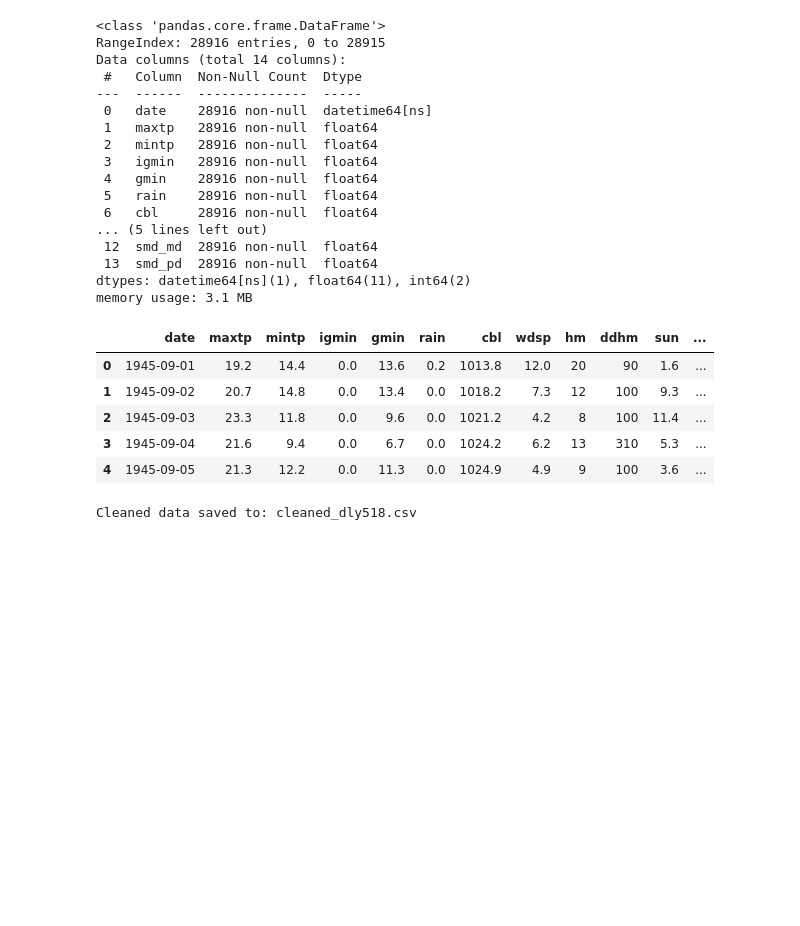
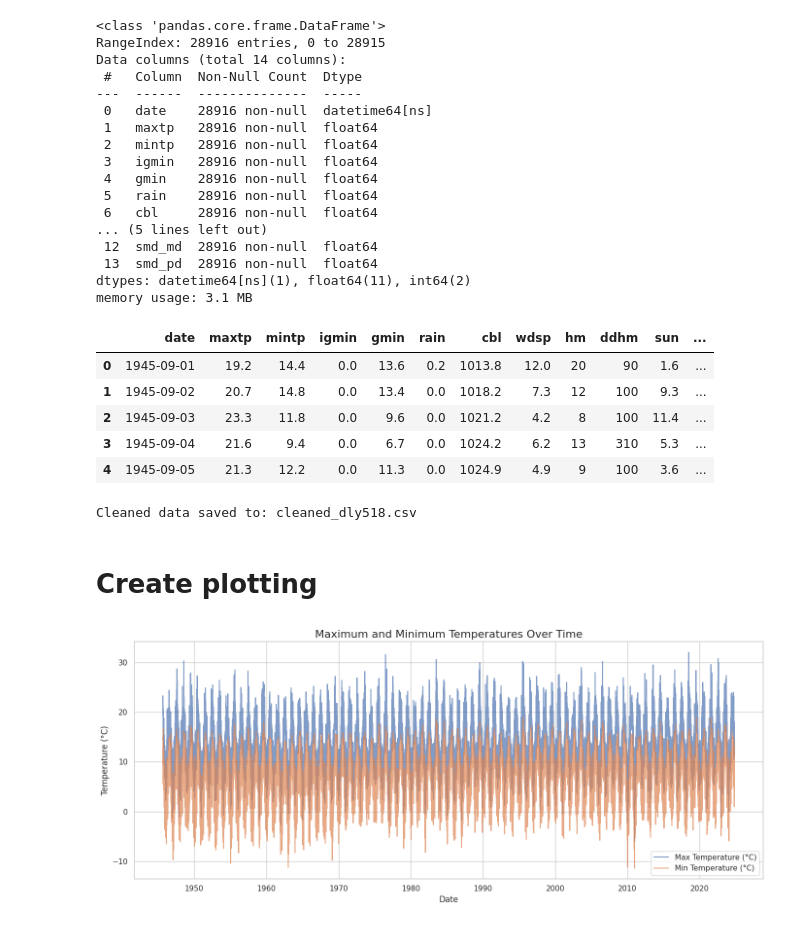
Before and after one commit to YuliiaRysinska/PFDA, a Jupyter notebook: project/project_pfda.ipynb, the cells around one changed output. Saved outputs shown, nothing was run; the diff lists cells and outputs as text; code cells hidden in the pictures; blank space fills up the shorter version.

```diff
--- a/project/project_pfda.ipynb
+++ b/project/project_pfda.ipynb
@@ -100,3 +100,24 @@ data.to_csv(cleaned_file_path, index=False)
 print(f"Cleaned data saved to: {cleaned_file_path}")
 # %% [output]
 Cleaned data saved to: cleaned_dly518.csv
+# %%
+# Convert date column to datetime for proper time-series plotting
+data['date'] = pd.to_datetime(data['date'])
+# %% [markdown]
+# Create plotting
+# %%
+# Set the style for plots
+sns.set_theme(style="whitegrid")
+# %%
+# Plot 1: Time-Series Plot for Maximum and Minimum Temperatures
+plt.figure(figsize=(14, 6))
+plt.plot(data['date'], data['maxtp'], label='Max Temperature (°C)', alpha=0.7)
+plt.plot(data['date'], data['mintp'], label='Min Temperature (°C)', alpha=0.7)
+plt.title('Maximum and Minimum Temperatures Over Time', fontsize=16)
+plt.xlabel('Date', fontsize=12)
+plt.ylabel('Temperature (°C)', fontsize=12)
+plt.legend()
+plt.tight_layout()
+plt.show()
+# %% [output]
+[figure, added]
```
Also changed, not shown: parts of 6 cells of this notebook.
